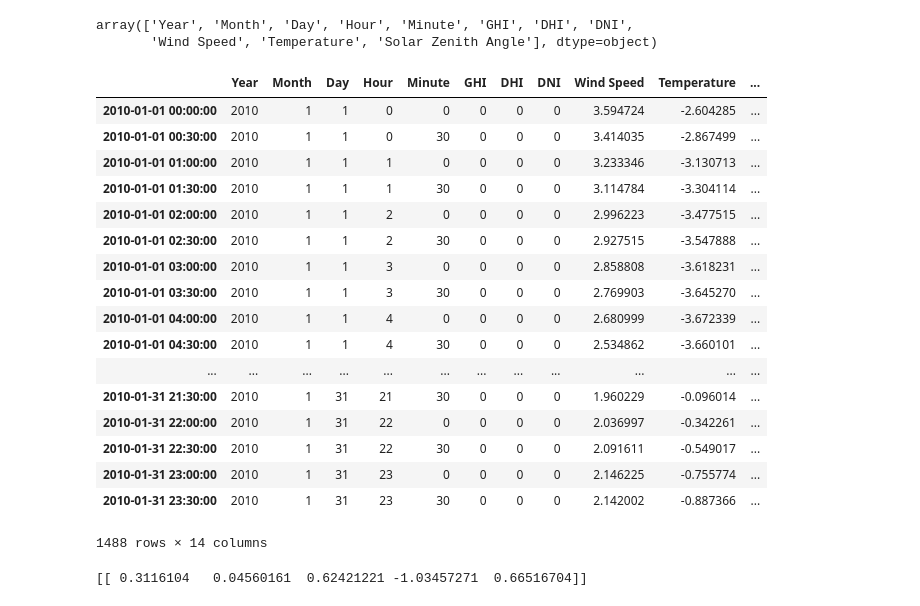
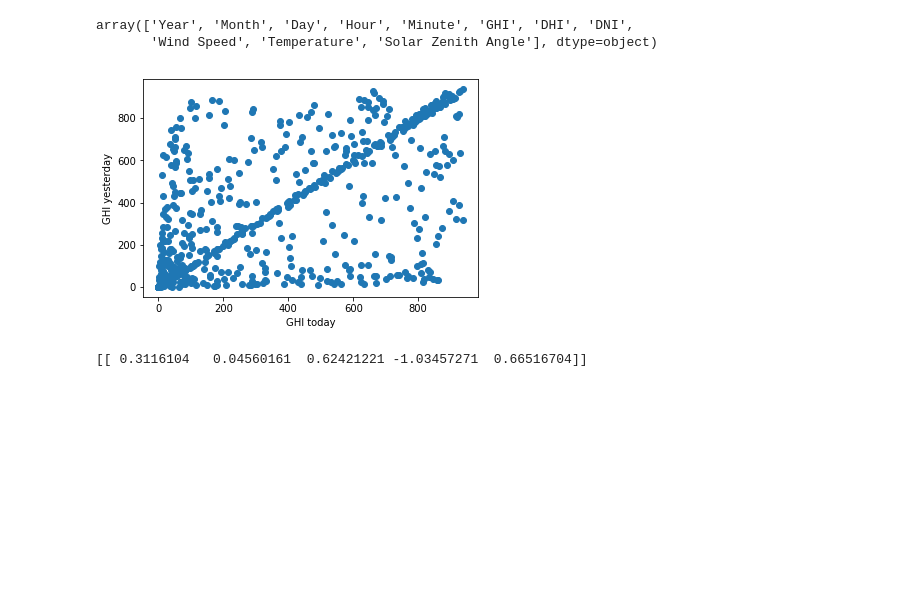
Before and after one commit to jackcsullivan/ER190C_final_proj, a Jupyter notebook: test.ipynb, the cells around one changed output. Saved outputs shown, nothing was run; the diff lists cells and outputs as text; code cells hidden in the pictures; blank space fills up the shorter version.

Commit message:
charted and saved data

```diff
--- a/test.ipynb
+++ b/test.ipynb
@@ -21,7 +21,7 @@ year = '2010'
 # Set leap year to true or false. True will return leap day data if present, false will not.
 leap_year = 'false'
 # Set time interval in minutes, i.e., '30' is half hour intervals. Valid intervals are 30 & 60.
-interval = '30'
+interval = '60'
 # Specify Coordinated Universal Time (UTC), 'true' will use UTC, 'false' will use the local time zone of the data.
 # NOTE: In order to use the NSRDB data in SAM, you must specify UTC as 'false'. SAM requires the data to be in the
 # local time zone.
@@ -48,5 +50,5 @@ df = df.set_index(pd.date_range('1/1/{yr}'.format(yr=year), freq=interval+'Min',
 # %%
 
-df = df.set_index(pd.date_range('1/1/{yr}'.format(yr=year), freq=interval+'Min', periods=525600/int(interval)))
+df = df.set_index(pd.date_range('1/1/{yr}'.format(yr=year), freq=interval+'Min', periods=44640/int(interval)))
 df.head(50)
 # %% [output]
@@ -86,24 +72,3 @@ df["GHI_Avg_Month"] = df["GHI"].shift(48)
 for i in range(2, 31):
     df["GHI_Avg_Month"] += df["GHI"].shift(48*i)
 df["GHI_Avg_Month"] = df["GHI_Avg_Month"] / 30
-# %%
-df.head(48*31)
-# %% [output]
-|  | Year | Month | Day | Hour | Minute | GHI | DHI | DNI | Wind Speed | Temperature | ... |
-| 2010-01-01 00:00:00 | 2010 | 1 | 1 | 0 | 0 | 0 | 0 | 0 | 3.594724 | -2.604285 | ... |
-| 2010-01-01 00:30:00 | 2010 | 1 | 1 | 0 | 30 | 0 | 0 | 0 | 3.414035 | -2.867499 | ... |
-| 2010-01-01 01:00:00 | 2010 | 1 | 1 | 1 | 0 | 0 | 0 | 0 | 3.233346 | -3.130713 | ... |
-| 2010-01-01 01:30:00 | 2010 | 1 | 1 | 1 | 30 | 0 | 0 | 0 | 3.114784 | -3.304114 | ... |
-| 2010-01-01 02:00:00 | 2010 | 1 | 1 | 2 | 0 | 0 | 0 | 0 | 2.996223 | -3.477515 | ... |
-| 2010-01-01 02:30:00 | 2010 | 1 | 1 | 2 | 30 | 0 | 0 | 0 | 2.927515 | -3.547888 | ... |
-| 2010-01-01 03:00:00 | 2010 | 1 | 1 | 3 | 0 | 0 | 0 | 0 | 2.858808 | -3.618231 | ... |
-| 2010-01-01 03:30:00 | 2010 | 1 | 1 | 3 | 30 | 0 | 0 | 0 | 2.769903 | -3.645270 | ... |
-| 2010-01-01 04:00:00 | 2010 | 1 | 1 | 4 | 0 | 0 | 0 | 0 | 2.680999 | -3.672339 | ... |
-| 2010-01-01 04:30:00 | 2010 | 1 | 1 | 4 | 30 | 0 | 0 | 0 | 2.534862 | -3.660101 | ... |
-| ... | ... | ... | ... | ... | ... | ... | ... | ... | ... | ... | ... |
-| 2010-01-31 21:30:00 | 2010 | 1 | 31 | 21 | 30 | 0 | 0 | 0 | 1.960229 | -0.096014 | ... |
-| 2010-01-31 22:00:00 | 2010 | 1 | 31 | 22 | 0 | 0 | 0 | 0 | 2.036997 | -0.342261 | ... |
-| 2010-01-31 22:30:00 | 2010 | 1 | 31 | 22 | 30 | 0 | 0 | 0 | 2.091611 | -0.549017 | ... |
-| 2010-01-31 23:00:00 | 2010 | 1 | 31 | 23 | 0 | 0 | 0 | 0 | 2.146225 | -0.755774 | ... |
-| 2010-01-31 23:30:00 | 2010 | 1 | 31 | 23 | 30 | 0 | 0 | 0 | 2.142002 | -0.887366 | ... |
-1488 rows × 14 columns
@@ -110,3 +77,11 @@ df.head(48*31)
+# %%
+feb = df.loc['2010-03-01 00:00:00':'2010-03-28 00:00:00']
+# %%
+plt.scatter(feb.GHI, feb.GHI_yesterday);
+plt.xlabel('GHI today')
+plt.ylabel('GHI yesterday');
+# %% [output]
+[figure, added]
 # %%
 from sklearn.model_selection import train_test_split
 df = df.dropna()
```
Also changed, not shown: parts of 3 cells of this notebook, 1 other file.
